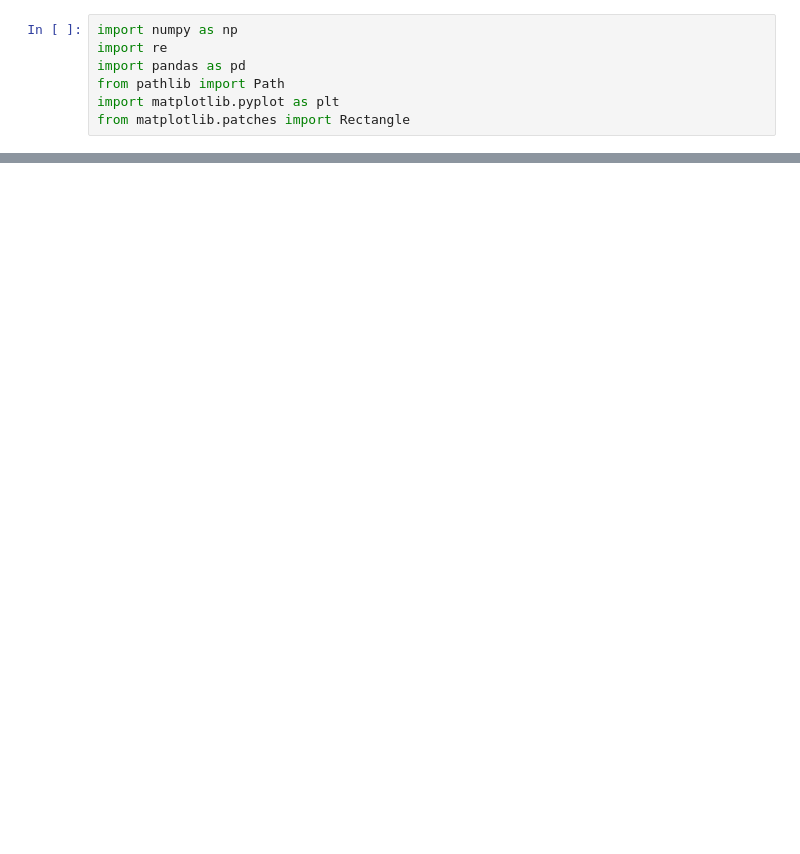
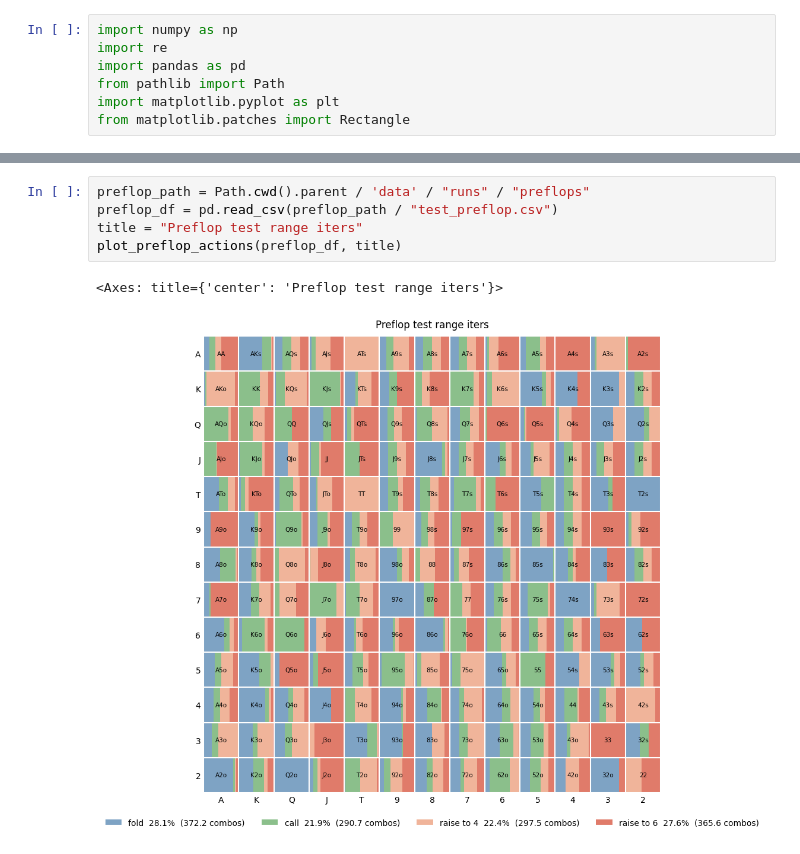
Before and after one commit to PGP2004/cfr, a Jupyter notebook: analysis/trained_preflops.ipynb, the cells around one changed output, grey strips where cells are left out. Saved outputs shown, nothing was run; the diff lists cells and outputs as text; blank space fills up the shorter version.

```diff
--- a/analysis/trained_preflops.ipynb
+++ b/analysis/trained_preflops.ipynb
@@ -135,0 +97,8 @@ for val in ckpt_iters:
+# %%
+preflop_path = Path.cwd().parent / 'data' / "runs" / "preflops"
+preflop_df = pd.read_csv(preflop_path / "test_preflop.csv")
+title = "Preflop test range iters"
+plot_preflop_actions(preflop_df, title)
+# %% [output]
+<Axes: title={'center': 'Preflop test range iters'}>
+[figure, added]
```
Also changed, not shown: parts of 3 cells of this notebook, 6 other files.
